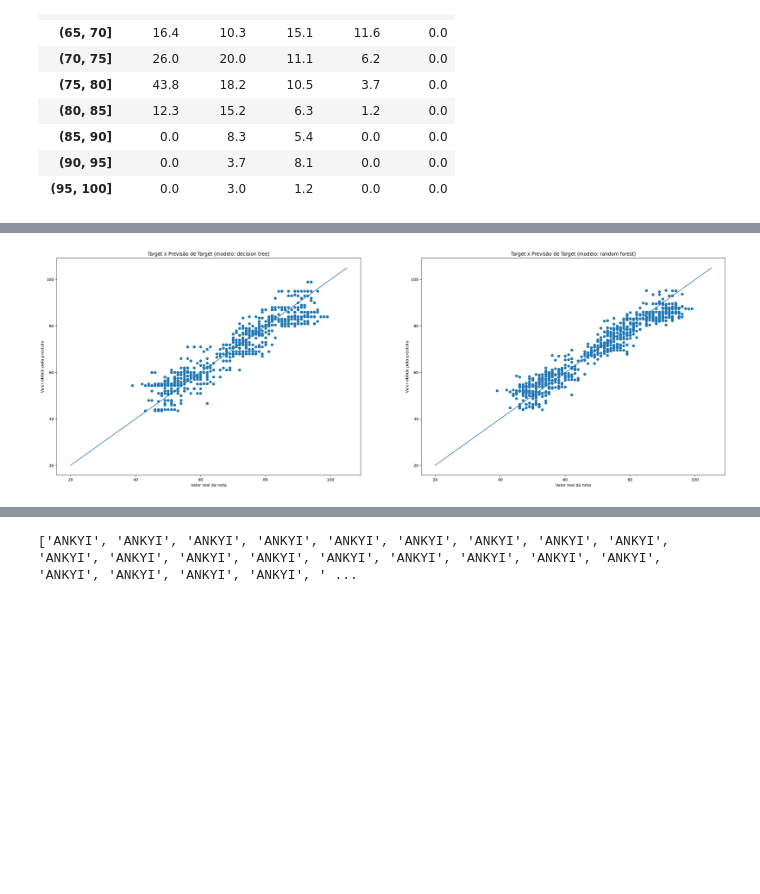
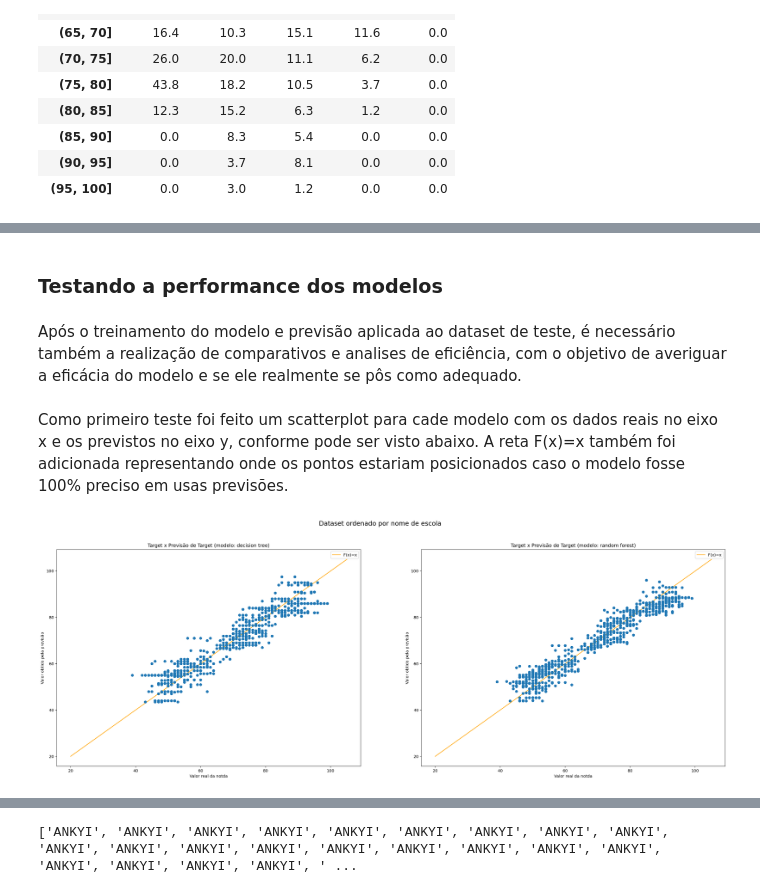
Before and after one commit to arieltl/proj2_cdados, a Jupyter notebook: projeto.ipynb, the cells around one changed output, grey strips where cells are left out. Saved outputs shown, nothing was run; the diff lists cells and outputs as text; code cells hidden in the pictures; blank space fills up the shorter version.

```diff
--- a/projeto.ipynb
+++ b/projeto.ipynb
@@ -201,3 +183,6 @@ f_data.drop(columns='gender')
+# %%
+f_data.drop(columns='gender',inplace=True)
+features = list(filter(lambda x: x!= 'gender', features))
 # %% [markdown]
 Alguns destes histogramas, comparando a distribuição entre os dois valores das variáveis binárias, ressaltam um grande impacto na nota dos alunos, como por exemplo se a escola é pública ou particular. Uma quantidade quase irrelevante dos estudantes de escola particular tiram nota vermelha, enquanto uma quantidade extremamente significante dos alunos de escola pública fazem o mesmo. Isso indica que o tipo de escola onde o aluno estuda é um forte influenciador na nota.
 
@@ -209,7 +194,7 @@ inters = [(schools[i], lunch[j]) for i in range(2) for j in range(2)]
 plt.figure(figsize=(30,10))
 for i,inter in enumerate(inters):
     plt.subplot(221+i)
-    plt.title(str(inter))
+    plt.title(f'Histograma notas para schol_type={inter[0]} e lunch={inter[1]}')
     ax = f_data.loc[(f_data.school_type == inter[0]) & (f_data.lunch == inter[1]),"posttest"].hist(edgecolor = 'white', bins = g_bins, density = True)
     color_red(ax,6)
 plt.show()
@@ -322,12 +314,22 @@ Index(['school_setting', 'school_type', 'teaching_method', 'n_student',
+# %% [markdown]
+### Testando a performance dos modelos
+# %% [markdown]
+Após o treinamento do modelo e previsão aplicada ao dataset de teste, é necessário também a realização de comparativos e analises de eficiência, com o objetivo de averiguar a eficácia do modelo e se ele realmente se pôs como adequado.
+# %% [markdown]
+Como primeiro teste foi feito um scatterplot para cade modelo com os dados reais no eixo x e os previstos no eixo y, conforme pode ser visto abaixo. A reta F(x)=x também foi adicionada representando onde os pontos estariam posicionados caso o modelo fosse 100% preciso em usas previsões.
 # %%
-plt.figure(figsize=(30,10))
+fig = plt.figure(figsize=(30,10))
 
 for title,col,i in zip(["(modelo: decision tree)","(modelo: random forest)"],[test.prediction_tree,test.prediction_forest],range(2)):
     plt.subplot(121+i)
     plt.title(f'Target x Previsão de Target {title}')
-    plt.xlabel('Valor real da nota')
+    plt.xlabel('Valor real da notda')
     plt.ylabel('Valor obtido pela previsão')
-    plt.scatter(test.posttest,col)
-    plt.plot([20,105],[20,105])
+    plt.plot([20,105],[20,105],label='F(x)=x',color='orange',zorder=1)
+    plt.scatter(test.posttest,col,zorder=2)
+    plt.legend()
+fig.suptitle('Dataset ordenado por nome de escola', fontsize=16)
+
+plt.show()
 # %% [output]
-[figure, old version]
+[figure, new version]
```
Also changed, not shown: parts of 60 cells of this notebook.
